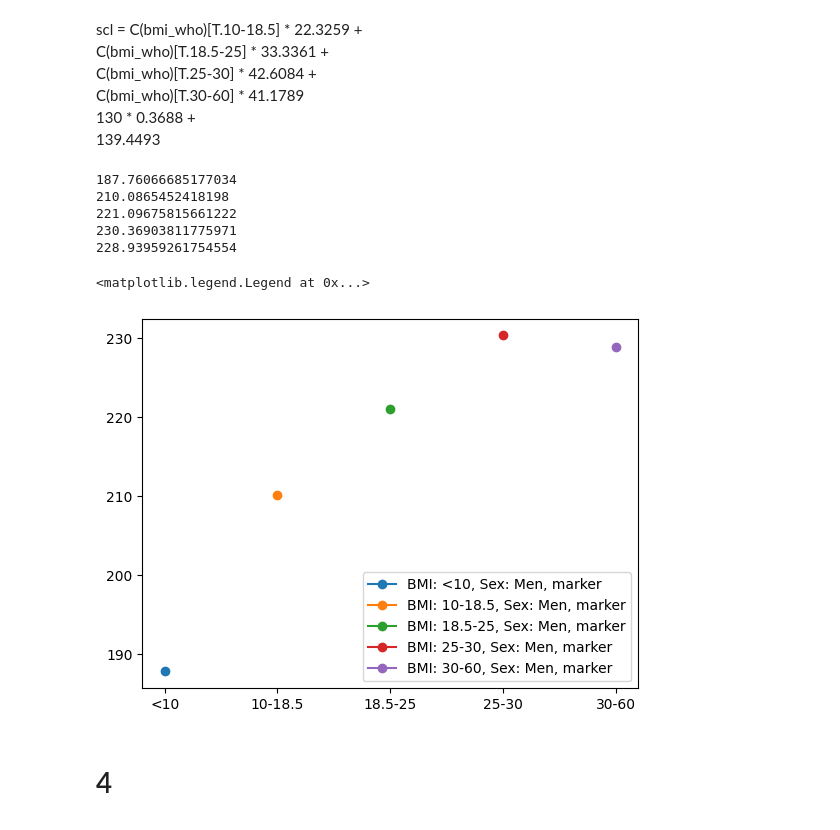
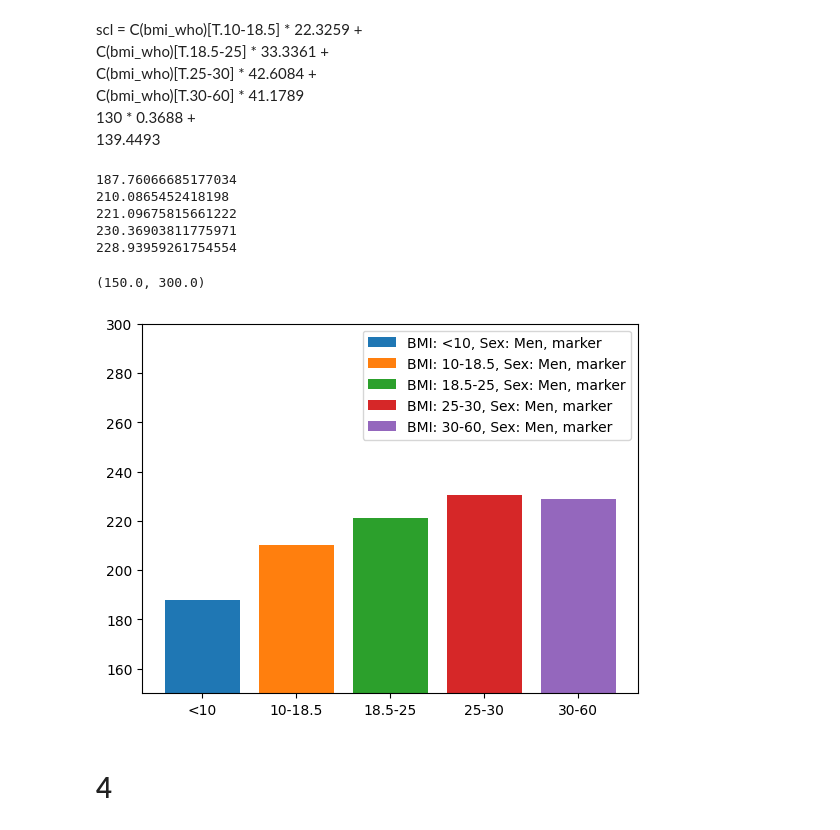
Before and after one commit to mathiser/AU-PostGrad-Linear-Regression, a Jupyter notebook: D3/morning.ipynb, the cells around one changed output. Drawn from its saved outputs; the diff is of its cells as text; code cells hidden in the pictures.

```diff
--- a/D3/morning.ipynb
+++ b/D3/morning.ipynb
@@ -155,23 +155,25 @@ man with a systolic blood pressure of 130 mmHg
 # %%
 # Make a plot of the relationship between the expected serum cholesterol and BMI for a man with a systolic blood pressure of 130 mmHg.
 fig, ax = plt.subplots()
 bmis = ['<10', '10-18.5', '18.5-25','25-30','30-60']
 new_data = pd.DataFrame({"bmi_who": bmis,
                             "sex": ["Men", "Men", "Men", "Men", "Men"],
                             "sbp": [130, 130, 130, 130, 130]})
 new_ = model1.predict(new_data)
 for i, n in enumerate(new_):
     print(n)
-    ax.plot(bmis[i], n, label=f"BMI: {bmis[i]}, Sex: Men, marker", marker="o")
+    #ax.plot(bmis[i], n, label=f"BMI: {bmis[i]}, Sex: Men, marker", marker="o")
+    ax.bar(bmis[i], n, label=f"BMI: {bmis[i]}, Sex: Men, marker")
 ax.legend()
+ax.set_ylim((150, 300))
 # %% [output]
 187.76066685177034
 210.0865452418198
 221.09675815661222
 230.36903811775971
 228.93959261754554
-<matplotlib.legend.Legend at 0x...>
+(150.0, 300.0)
-[figure, old version]
+[figure, new version]
 # %% [markdown]
 # 4
 # %%
```
Also changed, not shown: parts of 1 cell of this notebook, 2 other files.
